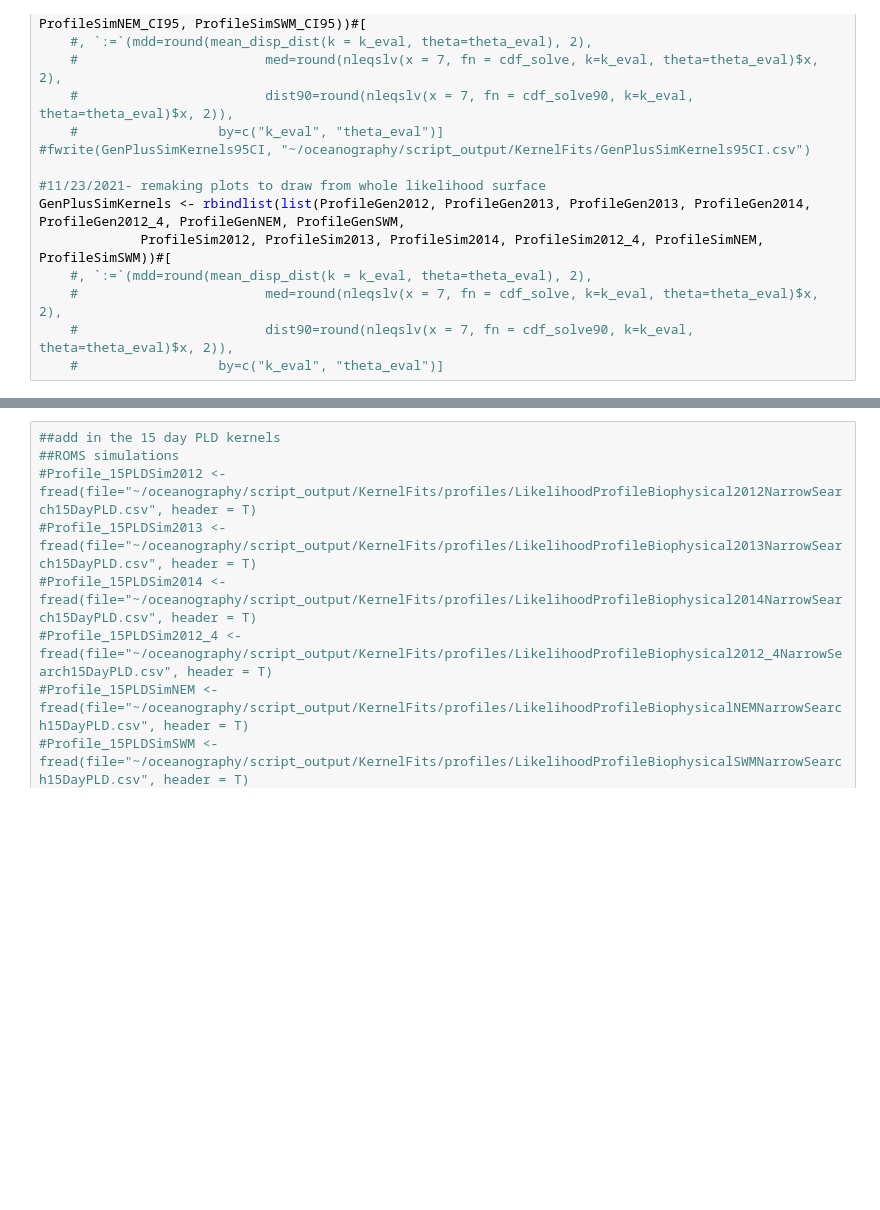
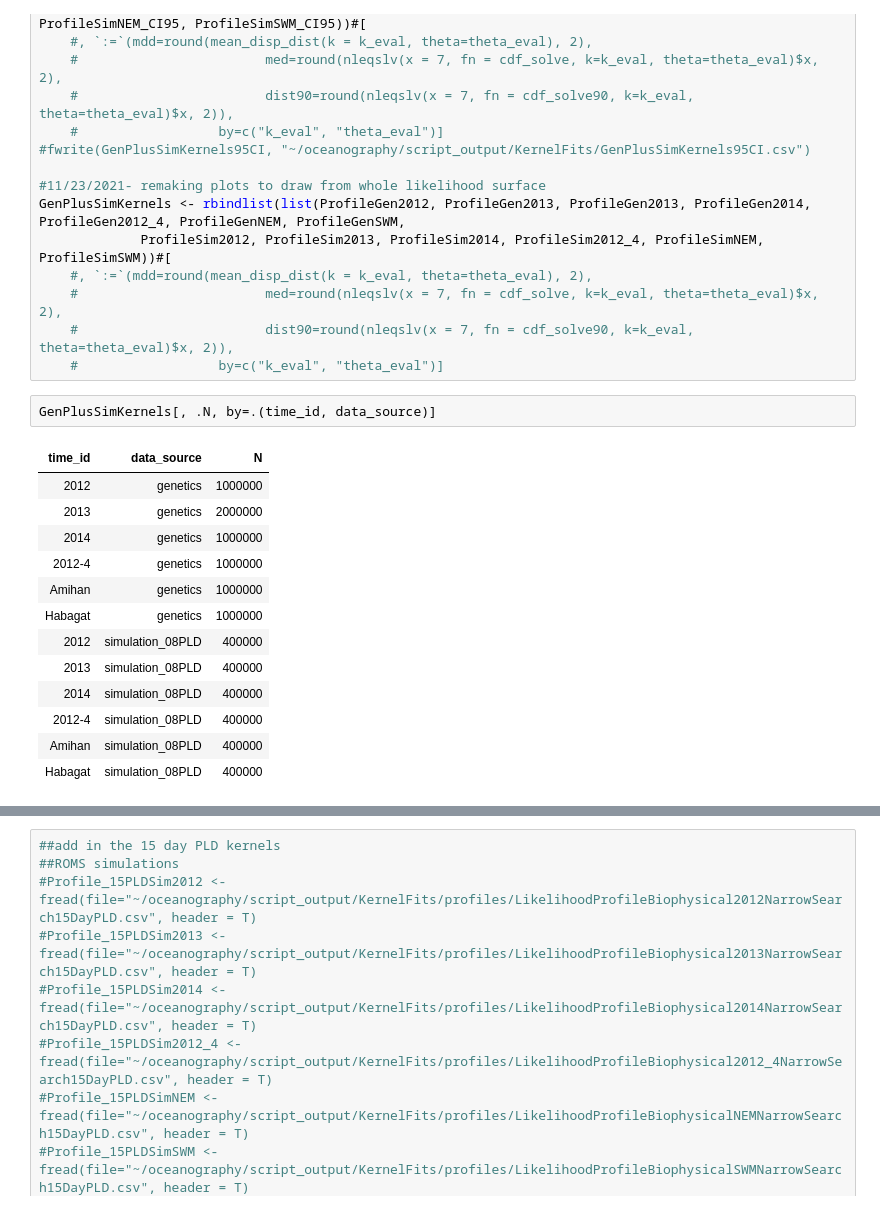
Before and after one commit to pinskylab/CamotesROMS, a Jupyter notebook: notebooks/process_ROMS_kernels.ipynb, the cells around one changed output, grey strips where cells are left out. Saved outputs shown, nothing was run; the diff lists cells and outputs as text; blank space fills up the shorter version.

```diff
--- a/notebooks/process_ROMS_kernels.ipynb
+++ b/notebooks/process_ROMS_kernels.ipynb
@@ -164,3 +164,19 @@ GenPlusSimKernels <- rbindlist(list(ProfileGen2012, ProfileGen2013, ProfileGen20
     #                        med=round(nleqslv(x = 7, fn = cdf_solve, k=k_eval, theta=theta_eval)$x, 2),
     #                        dist90=round(nleqslv(x = 7, fn = cdf_solve90, k=k_eval, theta=theta_eval)$x, 2)),
     #                  by=c("k_eval", "theta_eval")]
+# %%
+GenPlusSimKernels[, .N, by=.(time_id, data_source)]
+# %% [output]
+| time_id | data_source | N |
+| 2012 | genetics | 1000000 |
+| 2013 | genetics | 2000000 |
+| 2014 | genetics | 1000000 |
+| 2012-4 | genetics | 1000000 |
+| Amihan | genetics | 1000000 |
+| Habagat | genetics | 1000000 |
+| 2012 | simulation_08PLD | 400000 |
+| 2013 | simulation_08PLD | 400000 |
+| 2014 | simulation_08PLD | 400000 |
+| 2012-4 | simulation_08PLD | 400000 |
+| Amihan | simulation_08PLD | 400000 |
+| Habagat | simulation_08PLD | 400000 |
```
Also changed, not shown: parts of 3 cells of this notebook, 1 other file.
